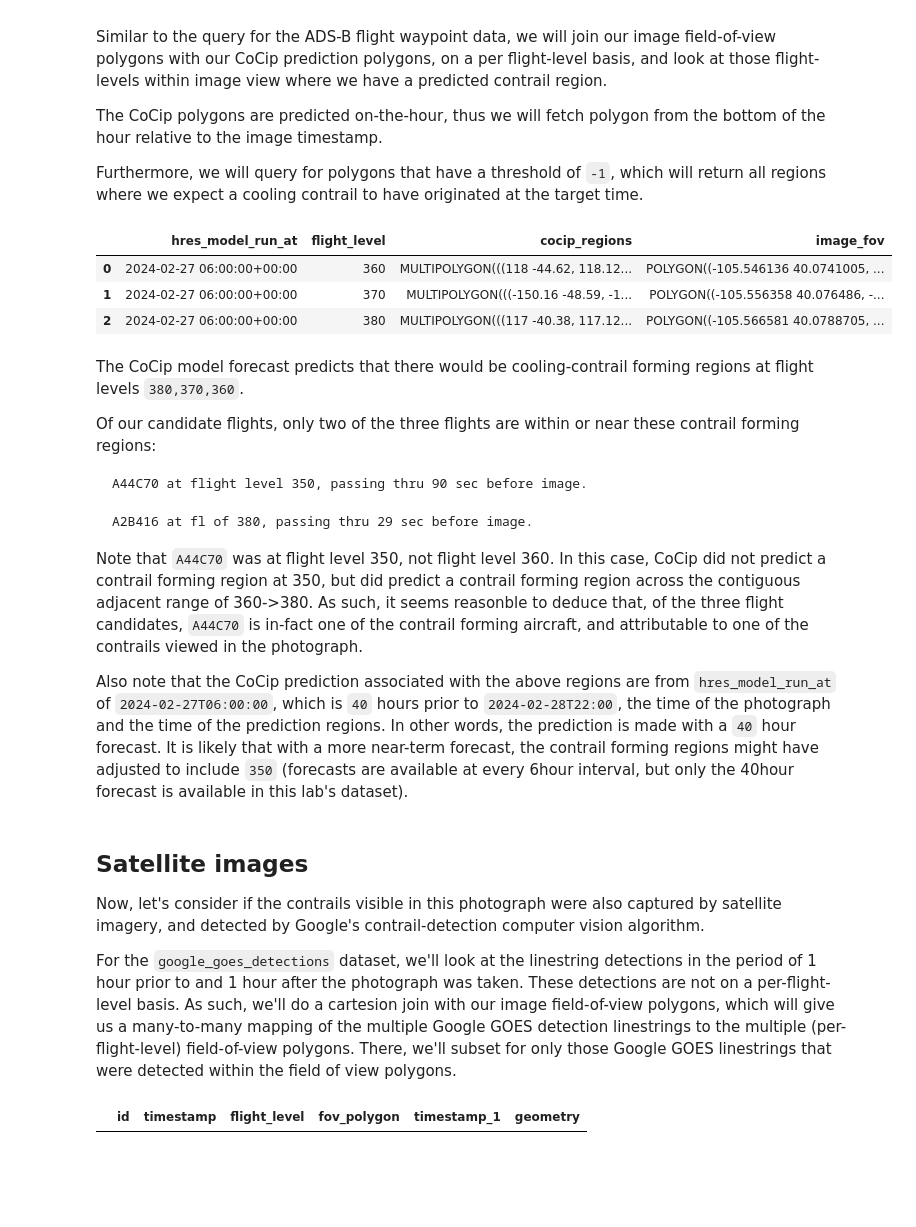
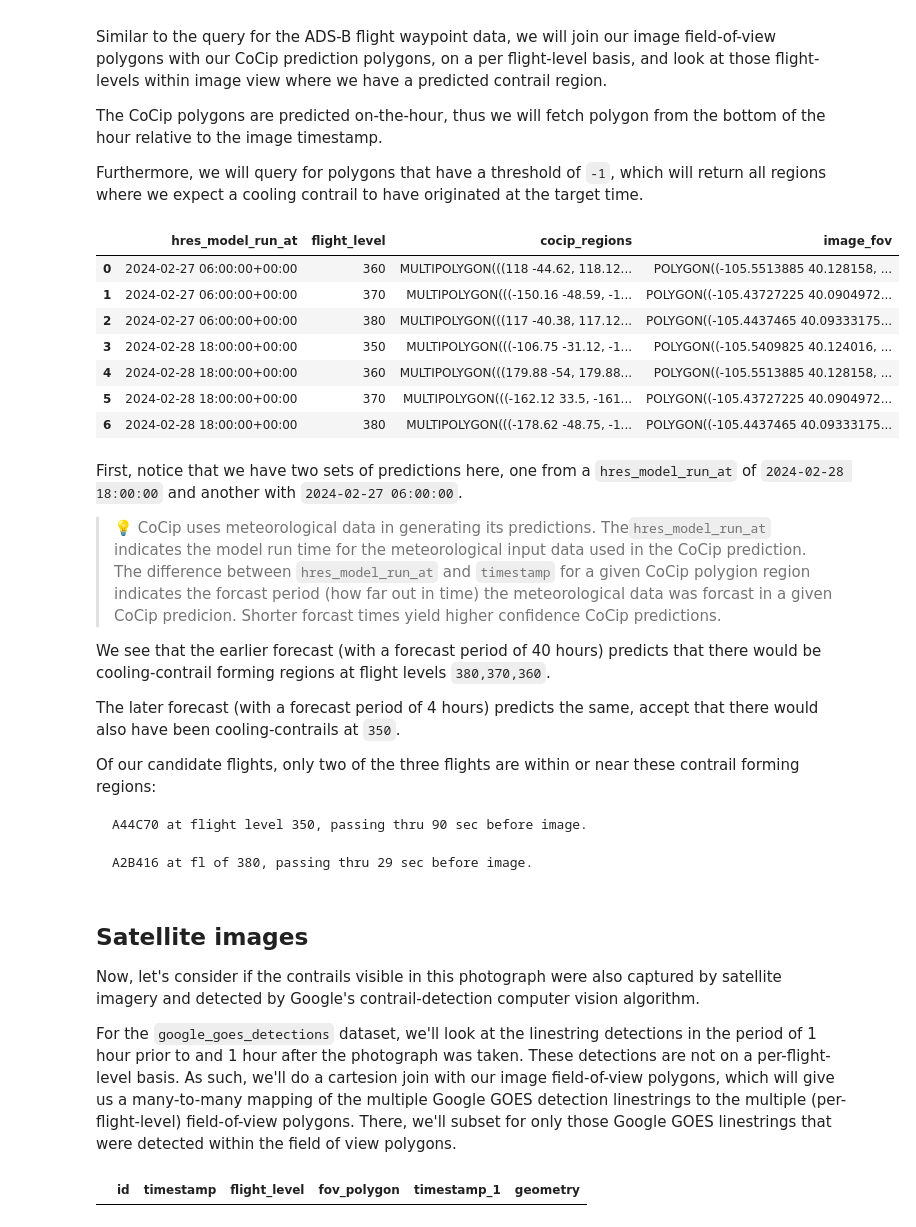
Before and after one commit to contrailcirrus/2024-06-contrails-workshop, a Jupyter notebook: labs/observer_app_hackathon/contributions/masson_demo.ipynb, the cells around one changed output. Cells and saved outputs as stored; diff of their text form; code cells hidden in the pictures; blank space fills up the shorter version.

````diff
--- a/labs/observer_app_hackathon/contributions/masson_demo.ipynb
+++ b/labs/observer_app_hackathon/contributions/masson_demo.ipynb
@@ -160,37 +200,63 @@ The CoCip polygons are predicted on-the-hour, thus we will fetch polygon from th
 
 Furthermore, we will query for polygons that have a threshold of `-1`, which will return all regions where we expect a cooling contrail to have originated at the target time.
 # %%
-COCIP_TO_IMAGE_QUERY = """ WITH image_tb AS
-                          (SELECT meta_tb.id AS id, meta_tb.timestamp AS timestamp, fov_tb.level AS flight_level, fov_tb.geometry AS fov_polygon
-                          FROM `contrails-301217.workshop_observerapp.image_metadata` meta_tb
-                          INNER JOIN `contrails-301217.workshop_observerapp.image_field_of_view` fov_tb
-                          ON meta_tb.id=fov_tb.id WHERE fov_tb.id=@image_id)
+COCIP_TO_IMAGE_QUERY = """
+                            WITH image_tb AS
+                                     (SELECT meta_tb.id        AS id,
+                                             meta_tb.timestamp AS timestamp,
+                                             fov_tb.level      AS flight_level,
+                                             fov_tb.geometry   AS fov_polygon
+                                      FROM `contrails-301217.workshop_observerapp.image_metadata` meta_tb
+                                               INNER JOIN `contrails-301217.workshop_observerapp.image_field_of_view` fov_tb
+                                                          ON meta_tb.id = fov_tb.id
+                                      WHERE fov_tb.id = @image_id)
 
-                          SELECT cocip_tb.hres_model_run_at, cocip_tb.flight_level, cocip_tb.regions AS cocip_regions, image_tb.fov_polygon AS image_fov
-                          FROM `contrails-301217.workshop_observerapp.cocip_regions` cocip_tb
-                          INNER JOIN image_tb ON cocip_tb.flight_level=image_tb.flight_level
-                          WHERE cocip_tb.timestamp=@cocip_regions_timestamp AND cocip_tb.threshold=-1 AND ST_INTERSECTS(cocip_tb.regions, image_tb.fov_polygon)
-                          """
+                            SELECT cocip_tb.hres_model_run_at,
+                                   cocip_tb.flight_level,
+                                   cocip_tb.regions     AS cocip_regions,
+                                   image_tb.fov_polygon AS image_fov
+                            FROM `contrails-301217.workshop_observerapp.cocip_regions` cocip_tb
+                                     INNER JOIN image_tb ON cocip_tb.flight_level = image_tb.flight_level
+                            WHERE cocip_tb.timestamp = @cocip_regions_timestamp
+                              AND cocip_tb.threshold = -1
+                              AND ST_INTERSECTS(cocip_tb.regions, image_tb.fov_polygon)
+                            ORDER BY hres_model_run_at, flight_level
+                        """
 
 param_cfg = bigquery.QueryJobConfig(
     query_parameters=[
         bigquery.ScalarQueryParameter("image_id", "STRING", PHOTO_ID),
         bigquery.ScalarQueryParameter("cocip_regions_timestamp", "STRING", image_df.timestamp.iloc[0].strftime('%Y-%m-%dT%H:00:00')),
     ]
 )
 
 cocip_query = bq_client.query(query=COCIP_TO_IMAGE_QUERY, job_config=param_cfg)
 resp_rows = cocip_query.result()
 cocip_df = resp_rows.to_dataframe()
 
 display(cocip_df)
 # %% [output]
 |  | hres_model_run_at | flight_level | cocip_regions | image_fov |
-| 0 | 2024-02-27 06:00:00+00:00 | 360 | MULTIPOLYGON(((118 -44.62, 118.12... | POLYGON((-105.546136 40.0741005, ... |
-| 1 | 2024-02-27 06:00:00+00:00 | 370 | MULTIPOLYGON(((-150.16 -48.59, -1... | POLYGON((-105.556358 40.076486, -... |
-| 2 | 2024-02-27 06:00:00+00:00 | 380 | MULTIPOLYGON(((117 -40.38, 117.12... | POLYGON((-105.566581 40.0788705, ... |
+| 0 | 2024-02-27 06:00:00+00:00 | 360 | MULTIPOLYGON(((118 -44.62, 118.12... | POLYGON((-105.5513885 40.128158, ... |
+| 1 | 2024-02-27 06:00:00+00:00 | 370 | MULTIPOLYGON(((-150.16 -48.59, -1... | POLYGON((-105.43727225 40.0904972... |
+| 2 | 2024-02-27 06:00:00+00:00 | 380 | MULTIPOLYGON(((117 -40.38, 117.12... | POLYGON((-105.4437465 40.09333175... |
+| 3 | 2024-02-28 18:00:00+00:00 | 350 | MULTIPOLYGON(((-106.75 -31.12, -1... | POLYGON((-105.5409825 40.124016, ... |
+| 4 | 2024-02-28 18:00:00+00:00 | 360 | MULTIPOLYGON(((179.88 -54, 179.88... | POLYGON((-105.5513885 40.128158, ... |
+| 5 | 2024-02-28 18:00:00+00:00 | 370 | MULTIPOLYGON(((-162.12 33.5, -161... | POLYGON((-105.43727225 40.0904972... |
+| 6 | 2024-02-28 18:00:00+00:00 | 380 | MULTIPOLYGON(((-178.62 -48.75, -1... | POLYGON((-105.4437465 40.09333175... |
 # %% [markdown]
-The CoCip model forecast predicts that there would be cooling-contrail forming regions at flight levels `380,370,360`.
+First, notice that we have two sets of predictions here, one from a `hres_model_run_at` of `2024-02-28 18:00:00` and another with `2024-02-27 06:00:00`.
+
+> 💡
+> CoCip uses meteorological data in generating its predictions.
+> The`hres_model_run_at` indicates the model run time for the meteorological input data used in the CoCip prediction.
+> The difference between `hres_model_run_at` and `timestamp` for a given CoCip polygion region indicates the forcast period (how far out in time) the meteorological data was forcast in a given CoCip predicion.
+> Shorter forcast times yield higher confidence CoCip predictions.
+
+
+We see that the earlier forecast (with a forecast period of 40 hours) predicts that there would be cooling-contrail forming regions at flight levels `380,370,360`.
+
+The later forecast (with a forecast period of 4 hours) predicts the same, accept that there would also have been cooling-contrails at `350`.
 
 Of our candidate flights, only two of the three flights are within or near these contrail forming regions:
 
@@ -199,13 +265,9 @@ A44C70 at flight level 350, passing thru 90 sec before image.
 
 A2B416 at fl of 380, passing thru 29 sec before image.
 ```
-
-Note that `A44C70` was at flight level 350, not flight level 360. In this case, CoCip did not predict a contrail forming region at 350, but did predict a contrail forming region across the contiguous adjacent range of 360->380.  As such, it seems reasonble to deduce that, of the three flight candidates, `A44C70` is in-fact one of the contrail forming aircraft, and attributable to one of the contrails viewed in the photograph.
-
-Also note that the CoCip prediction associated with the above regions are from `hres_model_run_at` of `2024-02-27T06:00:00`, which is `40` hours prior to `2024-02-28T22:00`, the time of the photograph and the time of the prediction regions. In other words, the prediction is made with a `40` hour forecast. It is likely that with a more near-term forecast, the contrail forming regions might have adjusted to include `350` (forecasts are available at every 6hour interval, but only the 40hour forecast is available in this lab's dataset).
 # %% [markdown]
 ## Satellite images
-Now, let's consider if the contrails visible in this photograph were also captured by satellite imagery, and detected by Google's contrail-detection computer vision algorithm.
+Now, let's consider if the contrails visible in this photograph were also captured by satellite imagery and detected by Google's contrail-detection computer vision algorithm.
 
 For the `google_goes_detections` dataset, we'll look at the linestring detections in the period of 1 hour prior to and 1 hour after the photograph was taken.  These detections are not on a per-flight-level basis. As such, we'll do a cartesion join with our image field-of-view polygons, which will give us a many-to-many mapping of the multiple Google GOES detection linestrings to the multiple (per-flight-level) field-of-view polygons.
 There, we'll subset for only those Google GOES linestrings that were detected within the field of view polygons.
````
Also changed, not shown: parts of 10 cells of this notebook, 1 other file.
